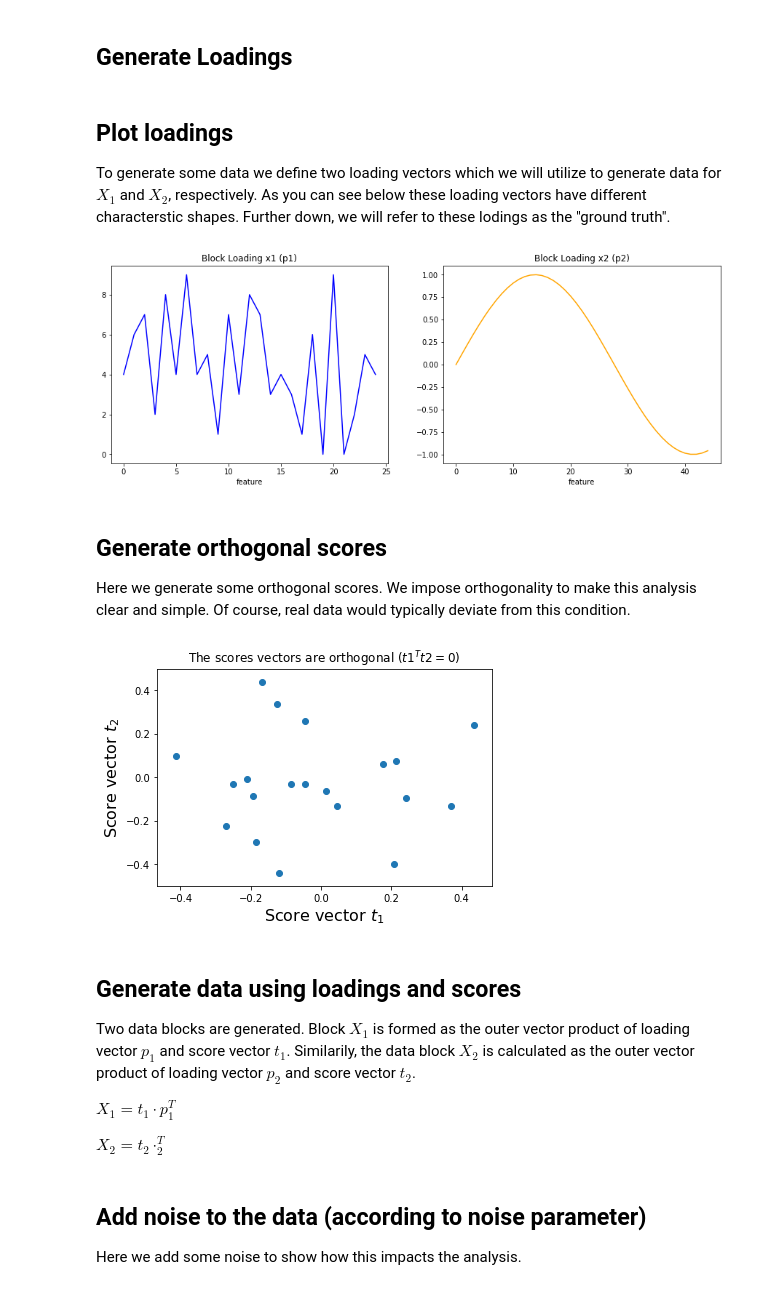
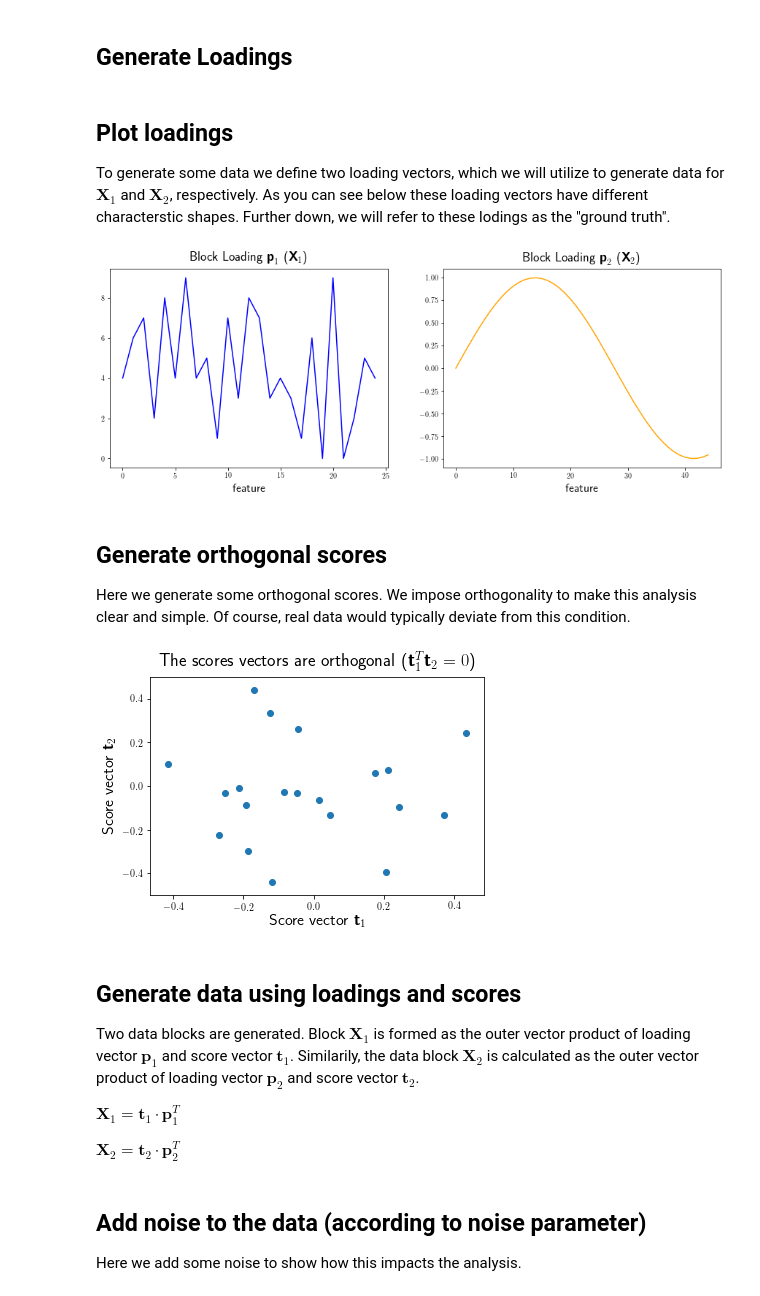
Before and after one commit to DTUComputeStatisticsAndDataAnalysis/MBPLS, a Jupyter notebook: examples/introduction/MBPLS_introduction.ipynb, the cells around one changed output. Saved outputs shown, nothing was run; the diff lists cells and outputs as text; code cells hidden in the pictures.

```diff
--- a/examples/introduction/MBPLS_introduction.ipynb
+++ b/examples/introduction/MBPLS_introduction.ipynb
@@ -15,6 +15,9 @@ num_vars_x1 = 25
 num_vars_x2 = 45
 noise = 0      # add noise between 0..10
 # %%
+import matplotlib
+matplotlib.rc('text', usetex=True)
+matplotlib.rcParams['text.latex.preamble']=[r"\usepackage{amsmath}"]
 from matplotlib import pyplot as plt
 import numpy as np
 from scipy.stats import ortho_group
@@ -26,39 +29,39 @@ p1 = np.expand_dims(np.random.randint(0, 10, num_vars_x1), 1)
 p2 = np.expand_dims(np.sin(np.linspace(0, 5, num_vars_x2)), 1)
 # %% [markdown]
 ## Plot loadings
-To generate some data we define two loading vectors which we will utilize to generate data for $X_1$ and $X_2$, respectively. As you can see below these loading vectors have different characterstic shapes. Further down, we will refer to these lodings as the "ground truth".
+To generate some data we define two loading vectors, which we will utilize to generate data for $\textbf{X}_1$ and $\textbf{X}_2$, respectively. As you can see below these loading vectors have different characterstic shapes. Further down, we will refer to these lodings as the "ground truth".
 # %%
 fig, ax = plt.subplots(ncols=2, figsize=(15,5))
 ax[0].plot(p1, color='blue')
-ax[0].set_title('Block Loading x1 (p1)')
-ax[0].set_xlabel('feature')
+ax[0].set_title(r'Block Loading $\textbf{p}_1$ ($\textbf{X}_1$)', fontsize=18)
+ax[0].set_xlabel('feature', fontsize=16)
 ax[1].plot(p2, color='orange')
-ax[1].set_title('Block Loading x2 (p2)')
-ax[1].set_xlabel('feature');
+ax[1].set_title(r'Block Loading $\textbf{p}_2$ ($\textbf{X}_2$)', fontsize=18)
+ax[1].set_xlabel('feature', fontsize=16);
 # %% [output]
-[figure, old version]
+[figure, new version]
 # %% [markdown]
 ## Generate orthogonal scores
 Here we generate some orthogonal scores. We impose orthogonality to make this analysis clear and simple. Of course, real data would typically deviate from this condition.
 # %%
 t = ortho_group.rvs(num_samples, random_state=rand_seed)[:, 0:2]
 t1 = t[:,0:1]
 t2 = t[:,1:2]
 
 plt.figure()
 plt.scatter(t1, t2)
-plt.xlabel('Score vector $t_1$', size=16)
-plt.ylabel('Score vector $t_2$', size=16)
-plt.title('The scores vectors are orthogonal ($t1^Tt2 = 0$)');
+plt.xlabel(r'Score vector $\textbf{t}_1$', size=16)
+plt.ylabel(r'Score vector $\textbf{t}_2$', size=16)
+plt.title(r'The scores vectors are orthogonal ($\textbf{t}_1^T\textbf{t}_2 = 0$)', fontsize=18);
 # %% [output]
-[figure, old version]
+[figure, new version]
 # %% [markdown]
 ## Generate data using loadings and scores
-Two data blocks are generated. Block $X_1$ is formed as the outer vector product of loading vector $p_1$ and score vector $t_1$. Similarily, the data block $X_2$ is calculated as the outer vector product of loading vector $p_2$ and score vector $t_2$.
+Two data blocks are generated. Block $\textbf{X}_1$ is formed as the outer vector product of loading vector $\textbf{p}_1$ and score vector $\textbf{t}_1$. Similarily, the data block $\textbf{X}_2$ is calculated as the outer vector product of loading vector $\textbf{p}_2$ and score vector $\textbf{t}_2$.
 
-$X_1=t_1\cdot p_1^T$
+$\textbf{X}_1=\textbf{t}_1\cdot\textbf{p}_1^T$
 
-$X_2=t_2\cdotp_2^T$
+$\textbf{X}_2=\textbf{t}_2\cdot\textbf{p}_2^T$
 # %%
 x1 = np.dot(t1, p1.T)
 x2 = np.dot(t2, p2.T)
```
Also changed, not shown: parts of 18 cells of this notebook.
